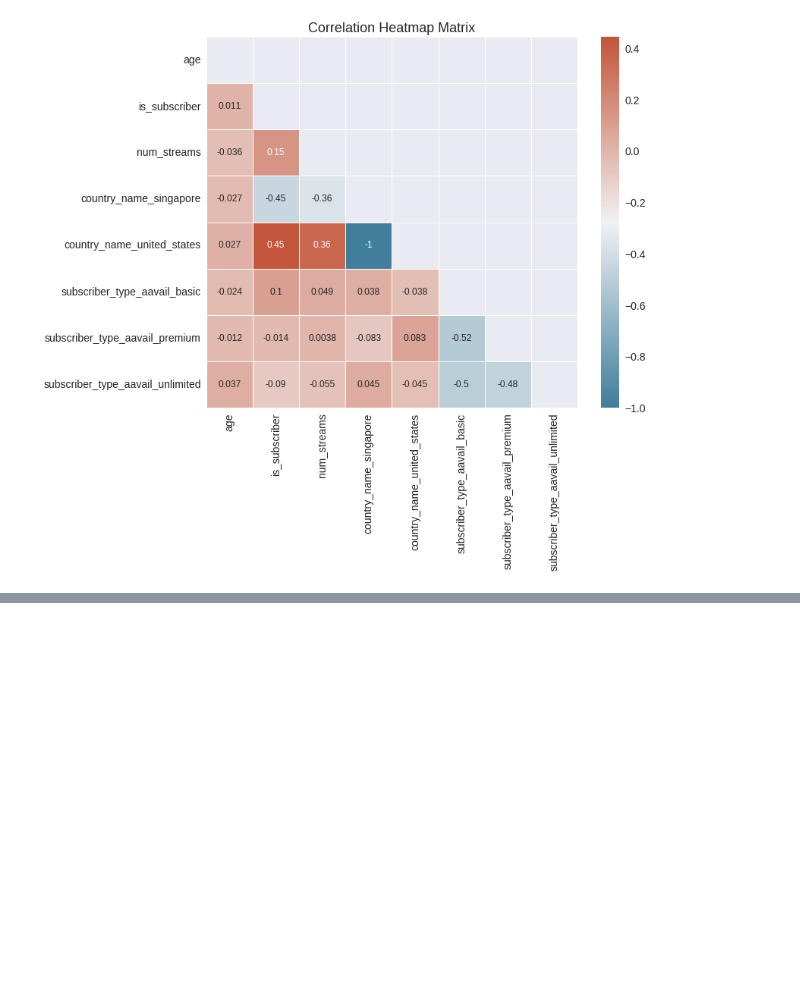
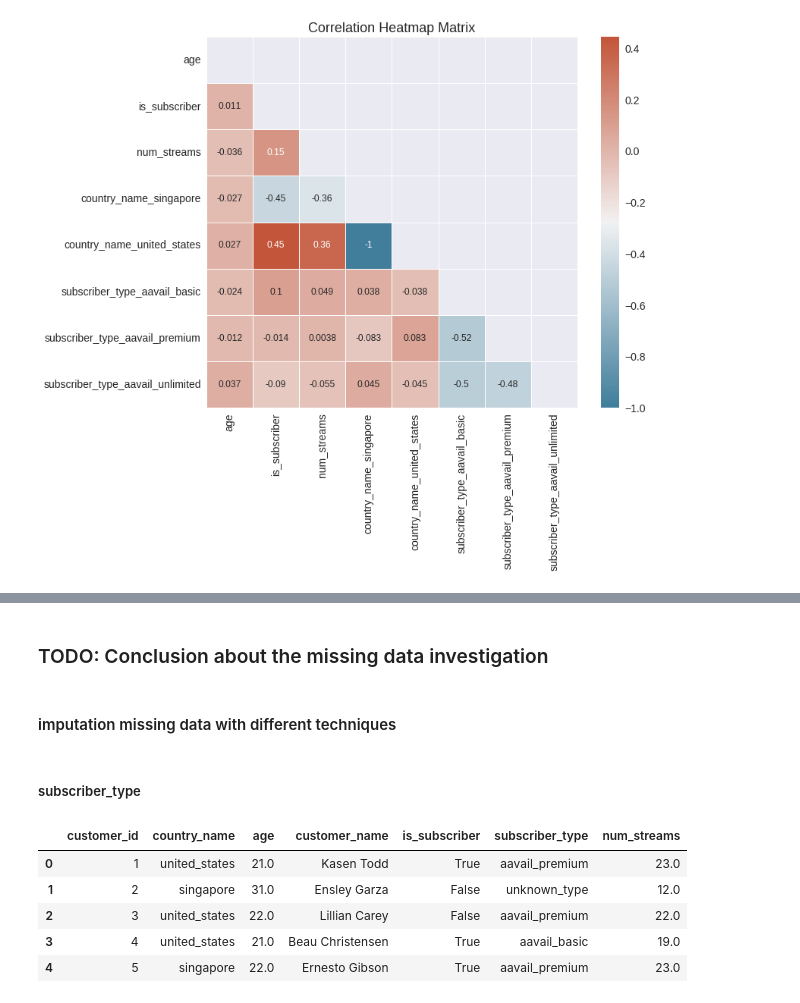
Before and after one commit to momchilantonov/Coursera-AIWorkflow_DataAnalysis_HypothesisTesting-IBM, a Jupyter notebook: Practice Peer-graded Assignment/notebooks/Visualization and Imputation.ipynb, the cells around one changed output, grey strips where cells are left out. Saved outputs shown, nothing was run; the diff lists cells and outputs as text; code cells hidden in the pictures; blank space fills up the shorter version.

Commit message:
Imutation of missing values ..

```diff
--- a/Practice Peer-graded Assignment/notebooks/Visualization and Imputation.ipynb
+++ b/Practice Peer-graded Assignment/notebooks/Visualization and Imputation.ipynb
@@ -570,0 +594,19 @@ plt.show()
+# %% [markdown]
+### TODO: Conclusion about the missing data investigation
+# %% [markdown]
+#### imputation missing data with different techniques
+# %% [markdown]
+##### subscriber_type
+# %%
+# imputation with a new obj data
+
+data_subscriber_type_1 = data.copy(deep=True)
+data_subscriber_type_1['subscriber_type'].fillna(value='unknown_type', inplace=True)
+data_subscriber_type_1.head()
+# %% [output]
+|  | customer_id | country_name | age | customer_name | is_subscriber | subscriber_type | num_streams |
+| 0 | 1 | united_states | 21.0 | Kasen Todd | True | aavail_premium | 23.0 |
+| 1 | 2 | singapore | 31.0 | Ensley Garza | False | unknown_type | 12.0 |
+| 2 | 3 | united_states | 22.0 | Lillian Carey | False | aavail_premium | 22.0 |
+| 3 | 4 | united_states | 21.0 | Beau Christensen | True | aavail_basic | 19.0 |
+| 4 | 5 | singapore | 22.0 | Ernesto Gibson | True | aavail_premium | 23.0 |
```
Also changed, not shown: parts of 15 cells of this notebook.
